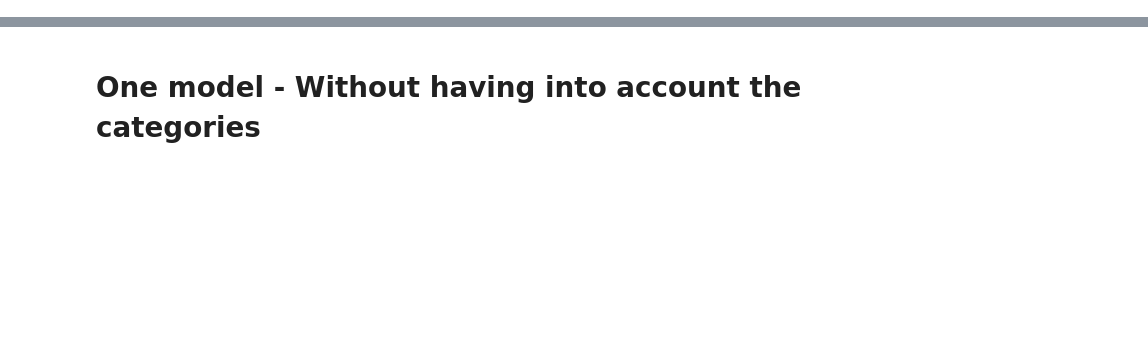
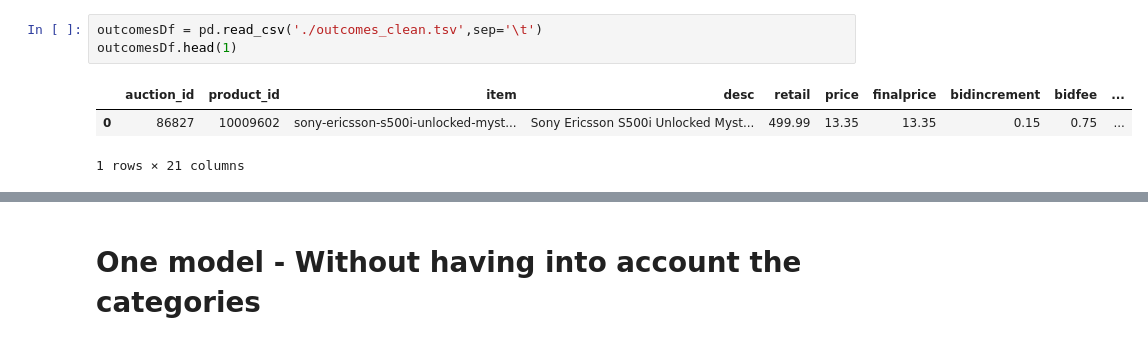
Before and after one commit to sergio-valmorisco-sierra/tfm_data_science_sergio_valmorisco_sierra, a Jupyter notebook: clustering_and_selling_price_prediction.ipynb, the cells around one changed output, grey strips where cells are left out. Cells and saved outputs as stored; diff of their text form; blank space fills up the shorter version.

```diff
--- a/clustering_and_selling_price_prediction.ipynb
+++ b/clustering_and_selling_price_prediction.ipynb
@@ -0,0 +39,7 @@
+# %%
+outcomesDf = pd.read_csv('./outcomes_clean.tsv',sep='\t')
+outcomesDf.head(1)
+# %% [output]
+|  | auction_id | product_id | item | desc | retail | price | finalprice | bidincrement | bidfee | ... |
+| 0 | 86827 | 10009602 | sony-ericsson-s500i-unlocked-myst... | Sony Ericsson S500i Unlocked Myst... | 499.99 | 13.35 | 13.35 | 0.15 | 0.75 | ... |
+1 rows × 21 columns
```
Also changed, not shown: parts of 47 cells of this notebook.
